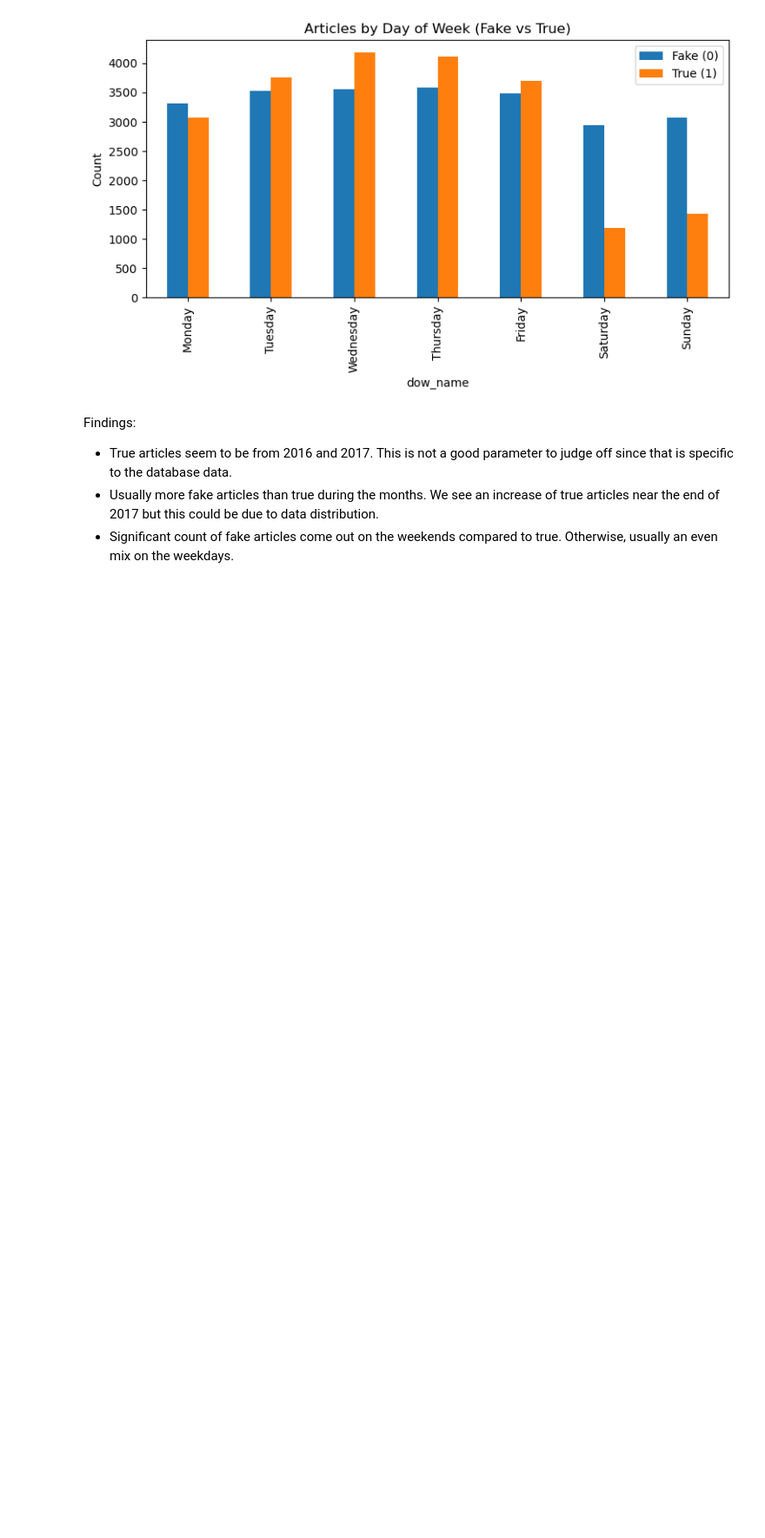
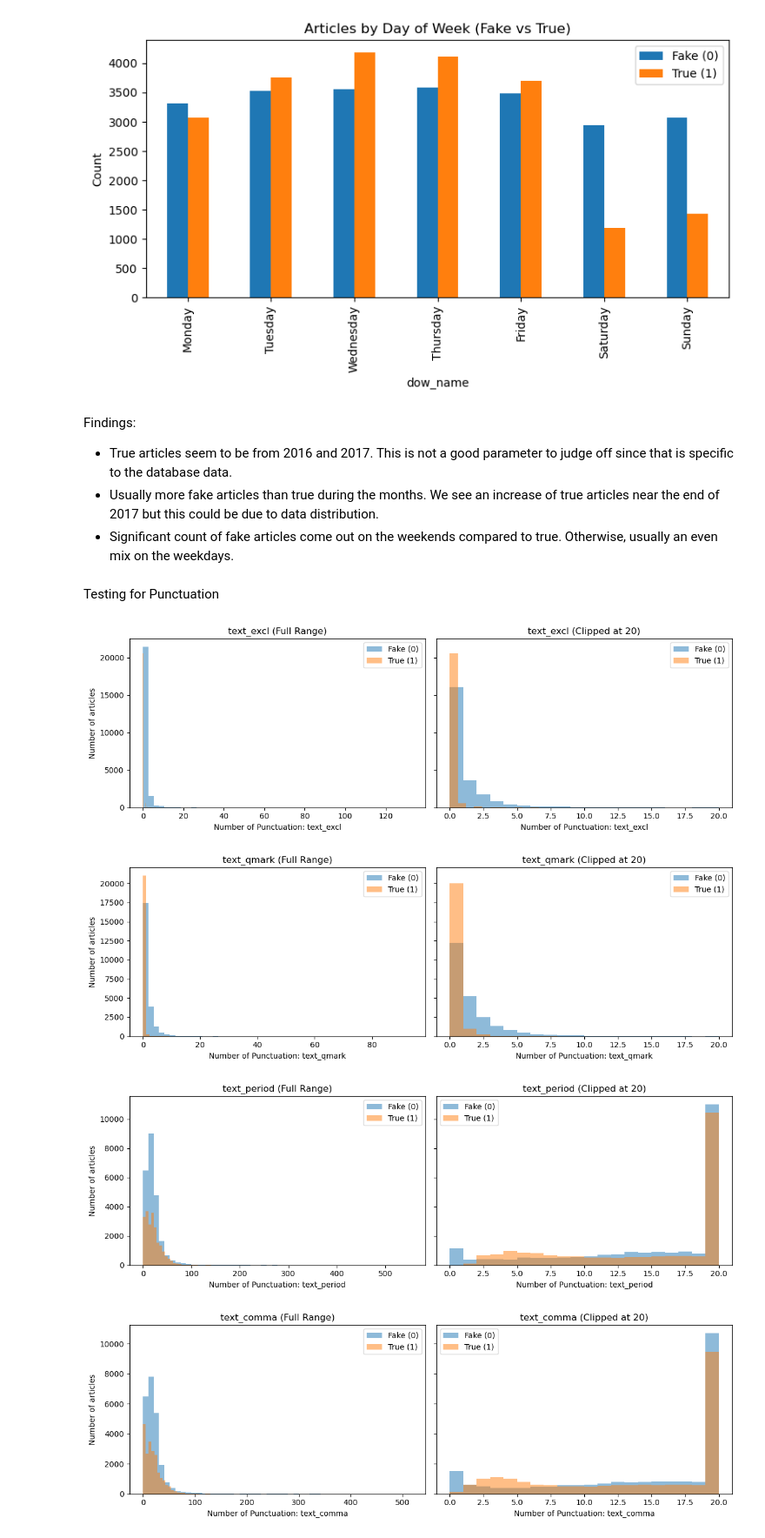
Before and after one commit to AlexandruSoroiu/accenture-ai-studio-fall2025, a Jupyter notebook: notebooks/eda_01.ipynb, the cells around one changed output. Shown: that part at 87% size. Cells and saved outputs as stored; diff of their text form; code cells hidden in the pictures; blank space fills up the shorter version.

Commit message:
Looked into punctuation and outliers

```diff
--- a/notebooks/eda_01.ipynb
+++ b/notebooks/eda_01.ipynb
@@ -416,3 +416,5 @@ Findings:
 - True articles seem to be from 2016 and 2017. This is not a good parameter to judge off since that is specific to the database data.
 - Usually more fake articles than true during the months. We see an increase of true articles near the end of 2017 but this could be due to data distribution.
 - Significant count of fake articles come out on the weekends compared to true. Otherwise, usually an even mix on the weekdays.
+# %% [markdown]
+Testing for Punctuation
@@ -418,0 +451,43 @@ Findings:
+# %%
+punct_cols = ["text_excl","text_qmark","text_period","text_comma",
+              "title_excl","title_qmark","title_period","title_comma"]
+
+present = [c for c in punct_cols if c in df_seasonal.columns]
+if not present:
+    print("No punctuation columns found to plot.")
+else:
+    for col in present:
+        fig, axes = plt.subplots(1, 2, figsize=(12,4), sharey=True)
+
+        # Left: full range (unclipped)
+        for t, lab, color in [(0,"Fake (0)","tab:blue"), (1,"True (1)","tab:orange")]:
+            vals = df_seasonal.loc[df_seasonal["target"]==t, col].dropna()
+            axes[0].hist(vals, bins=50, alpha=0.5, label=lab, color=color)
+        axes[0].set_title(f"{col} (Full Range)")
+        axes[0].set_xlabel(f"Number of Punctuation: {col}"); axes[0].set_ylabel("Number of articles"); axes[0].legend()
+
+        # Right: clipped at 20 (anything >20 shown as 20)
+        for t, lab, color in [(0,"Fake (0)","tab:blue"), (1,"True (1)","tab:orange")]:
+            vals = df_seasonal.loc[df_seasonal["target"]==t, col].clip(upper=20).dropna()
+            axes[1].hist(vals, bins=20, alpha=0.5, label=lab, color=color)
+        axes[1].set_title(f"{col} (Clipped at 20)")
+        axes[1].set_xlabel(f"Number of Punctuation: {col}"); axes[0].set_ylabel("Number of articles"); axes[1].legend()
+
+        plt.tight_layout()
+        plt.show()
+
+
+#Summary
+summary = (
+    df_seasonal
+    .groupby("target")[present]
+    .agg(["mean","median","std","max"])
+    .round(3)
+    .rename(index={0:"Fake(0)",1:"True(1)"})
+)
+print(summary)
+# %% [output]
+[figure, added]
+[figure, added]
+[figure, added]
+[figure, added]
```
Also changed, not shown: parts of 5 cells of this notebook.
